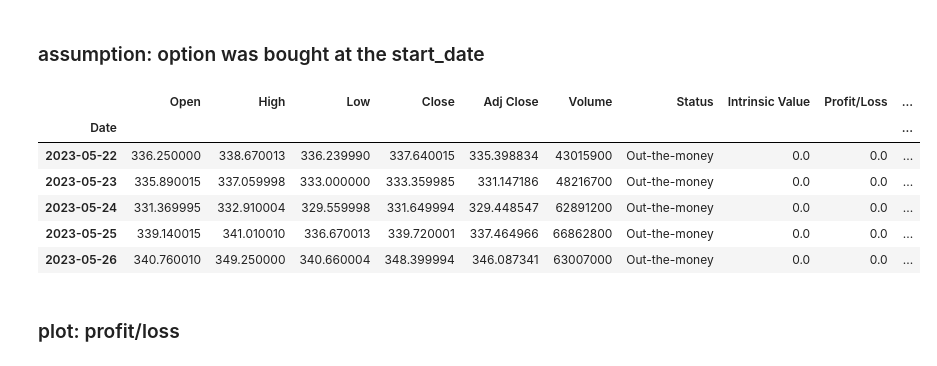
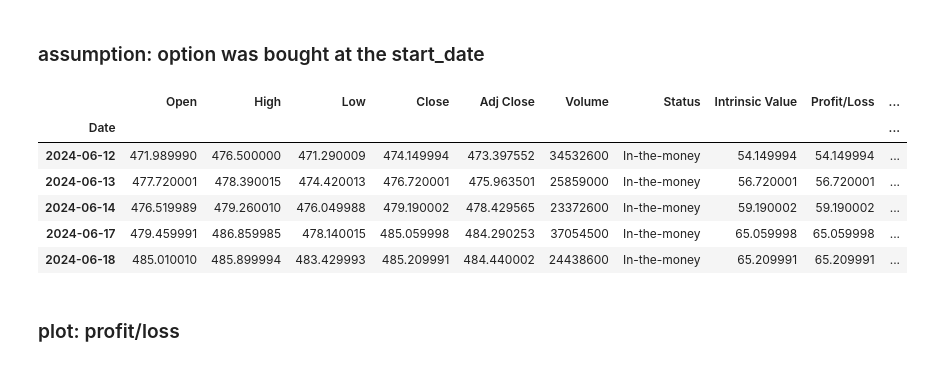
Before and after one commit to AayushKhandekar/Analyzing-QQQ-Call-Option-using-Historical-Data, a Jupyter notebook: main.ipynb, the cells around one changed output. Saved outputs shown, nothing was run; the diff lists cells and outputs as text; code cells hidden in the pictures.

```diff
--- a/main.ipynb
+++ b/main.ipynb
@@ -53,15 +73,15 @@ data['Profit/Loss'] = data['Intrinsic Value'] - data['Intrinsic Value'].iloc[0]
 # %%
 data['Net Profit/Loss'] = data['Profit/Loss'] - premium
 # %%
-data.head()
+data.tail()
 # %% [output]
 |  | Open | High | Low | Close | Adj Close | Volume | Status | Intrinsic Value | Profit/Loss | ... |
 | Date |  |  |  |  |  |  |  |  |  | ... |
-| 2023-05-22 | 336.250000 | 338.670013 | 336.239990 | 337.640015 | 335.398834 | 43015900 | Out-the-money | 0.0 | 0.0 | ... |
-| 2023-05-23 | 335.890015 | 337.059998 | 333.000000 | 333.359985 | 331.147186 | 48216700 | Out-the-money | 0.0 | 0.0 | ... |
-| 2023-05-24 | 331.369995 | 332.910004 | 329.559998 | 331.649994 | 329.448547 | 62891200 | Out-the-money | 0.0 | 0.0 | ... |
-| 2023-05-25 | 339.140015 | 341.010010 | 336.670013 | 339.720001 | 337.464966 | 66862800 | Out-the-money | 0.0 | 0.0 | ... |
-| 2023-05-26 | 340.760010 | 349.250000 | 340.660004 | 348.399994 | 346.087341 | 63007000 | Out-the-money | 0.0 | 0.0 | ... |
+| 2024-06-12 | 471.989990 | 476.500000 | 471.290009 | 474.149994 | 473.397552 | 34532600 | In-the-money | 54.149994 | 54.149994 | ... |
+| 2024-06-13 | 477.720001 | 478.390015 | 474.420013 | 476.720001 | 475.963501 | 25859000 | In-the-money | 56.720001 | 56.720001 | ... |
+| 2024-06-14 | 476.519989 | 479.260010 | 476.049988 | 479.190002 | 478.429565 | 23372600 | In-the-money | 59.190002 | 59.190002 | ... |
+| 2024-06-17 | 479.459991 | 486.859985 | 478.140015 | 485.059998 | 484.290253 | 37054500 | In-the-money | 65.059998 | 65.059998 | ... |
+| 2024-06-18 | 485.010010 | 485.899994 | 483.429993 | 485.209991 | 484.440002 | 24438600 | In-the-money | 65.209991 | 65.209991 | ... |
 # %% [markdown]
 ### plot: profit/loss
 # %%
```
Also changed, not shown: parts of 3 cells of this notebook, 7 other files.
